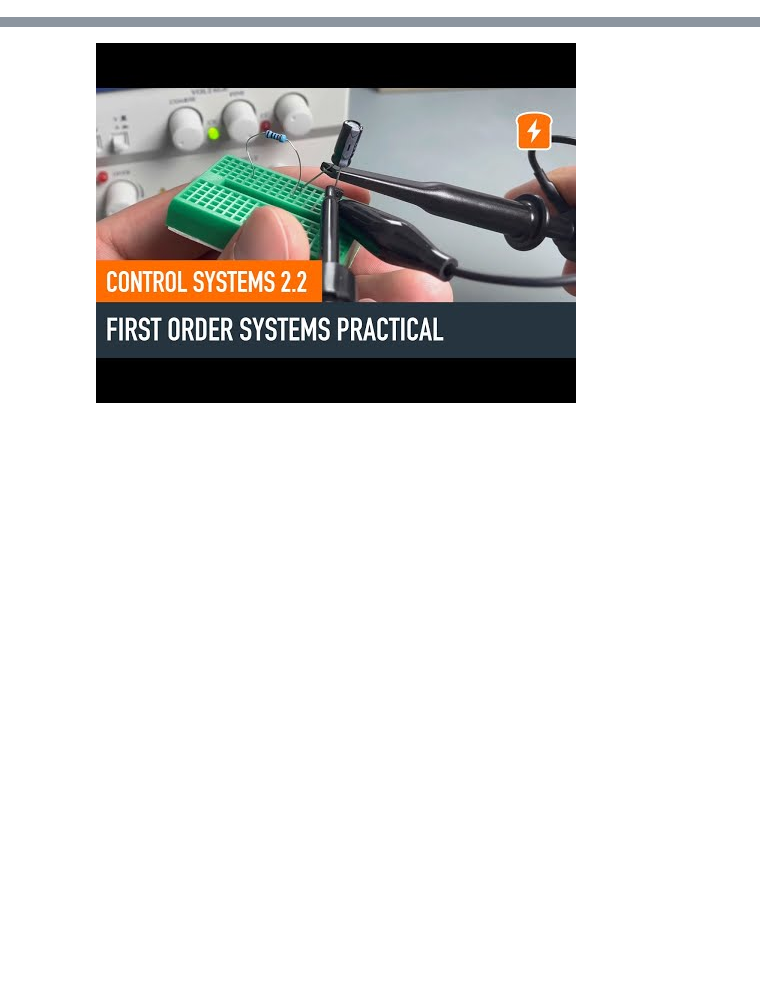
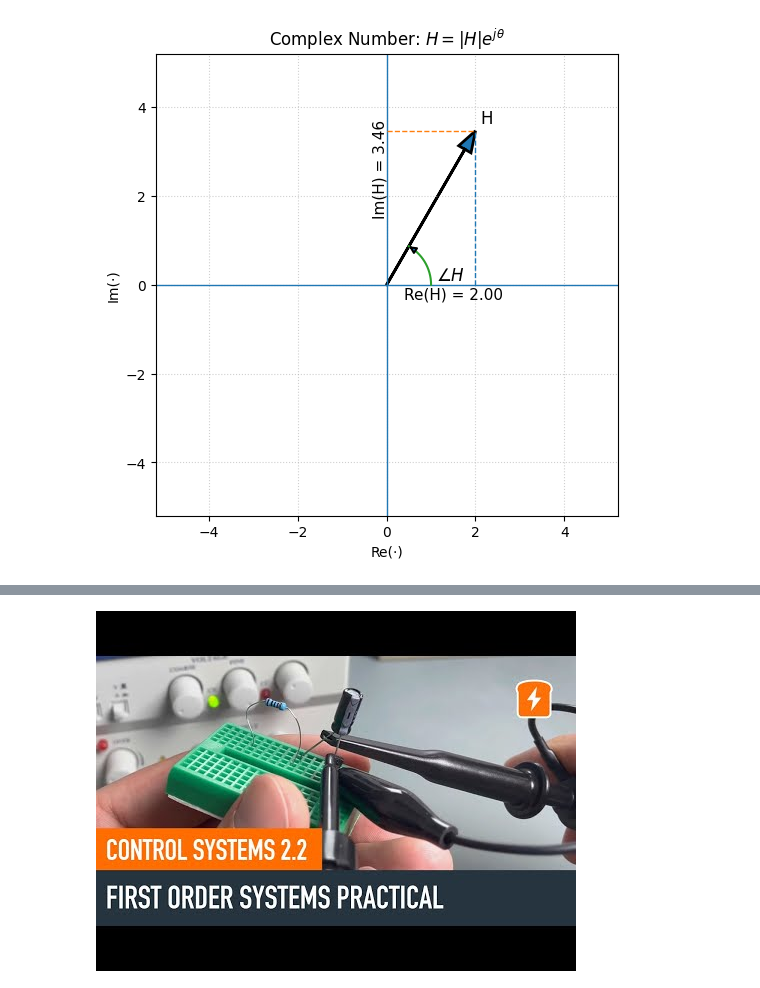
Before and after one commit to suann124/AIinTeaching_Archive, a Jupyter notebook: lectures/L5_Firstorder_2.ipynb, the cells around one changed output, grey strips where cells are left out. Cells and saved outputs as stored; diff of their text form; code cells hidden in the pictures; blank space fills up the shorter version.

```diff
--- a/lectures/L5_Firstorder_2.ipynb
+++ b/lectures/L5_Firstorder_2.ipynb
@@ -4,0 +460,62 @@
+# %%
+import numpy as np
+import matplotlib.pyplot as plt
+
+# --- Parameters ---
+H_mag = 4        # |H|
+H_angle = np.pi/3  # θ in radians
+
+# --- Components ---
+Hr = H_mag * np.cos(H_angle)
+Hi = H_mag * np.sin(H_angle)
+
+# Arc radius: one quarter of the magnitude
+r = H_mag / 4.0
+
+fig, ax = plt.subplots(figsize=(6, 6))
+
+# Axes
+ax.axhline(0, linewidth=1)
+ax.axvline(0, linewidth=1)
+
+# Vector H
+ax.arrow(0, 0, Hr, Hi, head_width=0.08*H_mag, head_length=0.12*H_mag,
+         length_includes_head=True, linewidth=2)
+
+# Dashed projections to axes
+ax.plot([Hr, Hr], [0, Hi], linestyle='--', linewidth=1)
+ax.plot([0, Hr], [Hi, Hi], linestyle='--', linewidth=1)
+
+# Angle arc from real axis to θ (center at origin, radius r)
+num = 200
+theta = np.linspace(0, H_angle, num=num)
+ax.plot(r*np.cos(theta), r*np.sin(theta), linewidth=1.5)
+
+# Arrowhead at the end of the arc
+delta = 0.12 * np.sign(H_angle if H_angle != 0 else 1.0)
+ax.annotate(
+    '',
+    xy=(r*np.cos(H_angle), r*np.sin(H_angle)),
+    xytext=(r*np.cos(H_angle - delta), r*np.sin(H_angle - delta)),
+    arrowprops=dict(arrowstyle='-|>', lw=1.5)
+)
+
+# Labels
+ax.text(Hr*1.05, Hi*1.05, "H", fontsize=12)
+ax.text(r*1.1, r*0.1, r"$\angle H$", fontsize=12)
+ax.text(1.5*Hr/2, -0.08*H_mag, f"Re(H) = {Hr:.2f}", ha='center', fontsize=11)
+ax.text(-0.08*H_mag, 1.5*Hi/2, f"Im(H) = {Hi:.2f}", va='center', rotation=90, fontsize=11)
+
+# Formatting
+pad = H_mag * 0.3
+ax.set_xlim(-pad- H_mag, H_mag + pad)
+ax.set_ylim(-pad- H_mag, H_mag + pad)
+ax.set_aspect('equal', adjustable='box')
+ax.set_xlabel("Re(·)")
+ax.set_ylabel("Im(·)")
+ax.set_title("Complex Number: $H = |H| e^{j\\theta}$")
+
+ax.grid(True, linestyle=':', alpha=0.6)
+plt.show()
+# %% [output]
+[figure, added]
```
Also changed, not shown: parts of 33 cells of this notebook.
